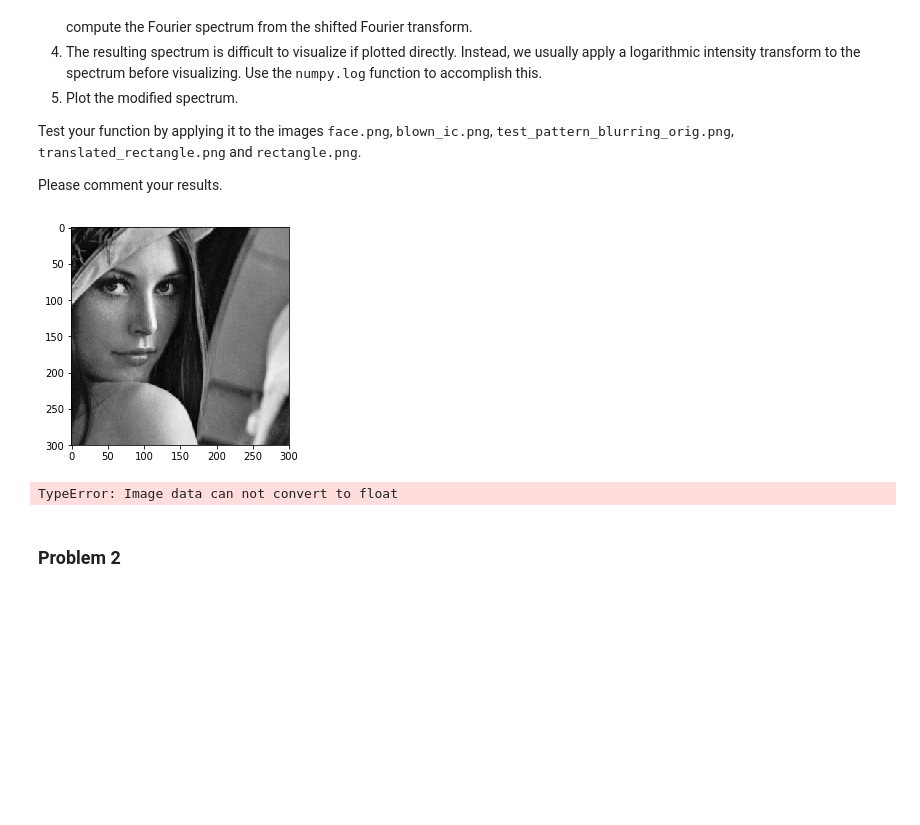
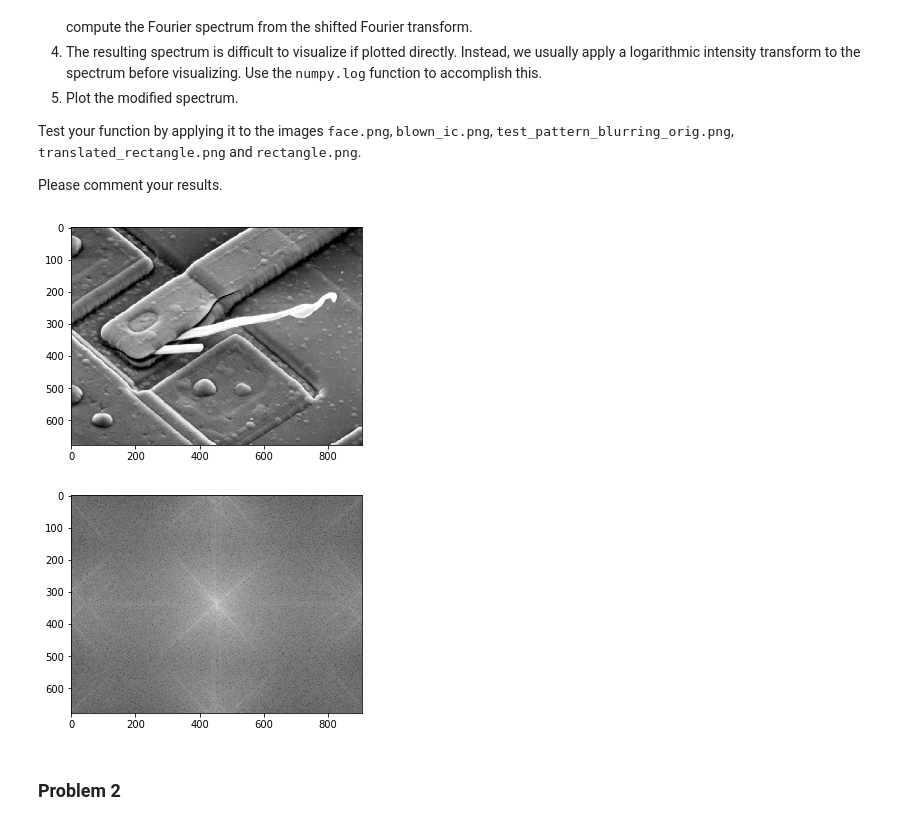
Before and after one commit to Jorgee1/Journey-to-PDI, a Jupyter notebook: Taller_3/problem_set_3.ipynb, the cells around one changed output. Saved outputs shown, nothing was run; the diff lists cells and outputs as text; code cells hidden in the pictures; blank space fills up the shorter version.

```diff
--- a/Taller_3/problem_set_3.ipynb
+++ b/Taller_3/problem_set_3.ipynb
@@ -67,17 +67,18 @@ Test your function by applying it to the images <tt>face.png</tt>, <tt>blown_ic.
 
 Please comment your results.
 # %%
-img = images["face"][BW]
-fourier = np.fft.fft2(img)
+img = images["blown_ic"][BW]
+fourier = np.log(np.abs(np.fft.fftshift(np.fft.fft2(img))))
+
 
 plt.imshow(img, cmap="gray")
 plt.show()
 
 plt.imshow(fourier, cmap="gray")
 plt.show()
 # %% [output]
-[figure, old version]
+[figure, new version]
-TypeError: Image data can not convert to float
+[figure, added]
 # %% [markdown]
 ### Problem 2
 # %% [markdown]
```
Also changed, not shown: 1 other file.
